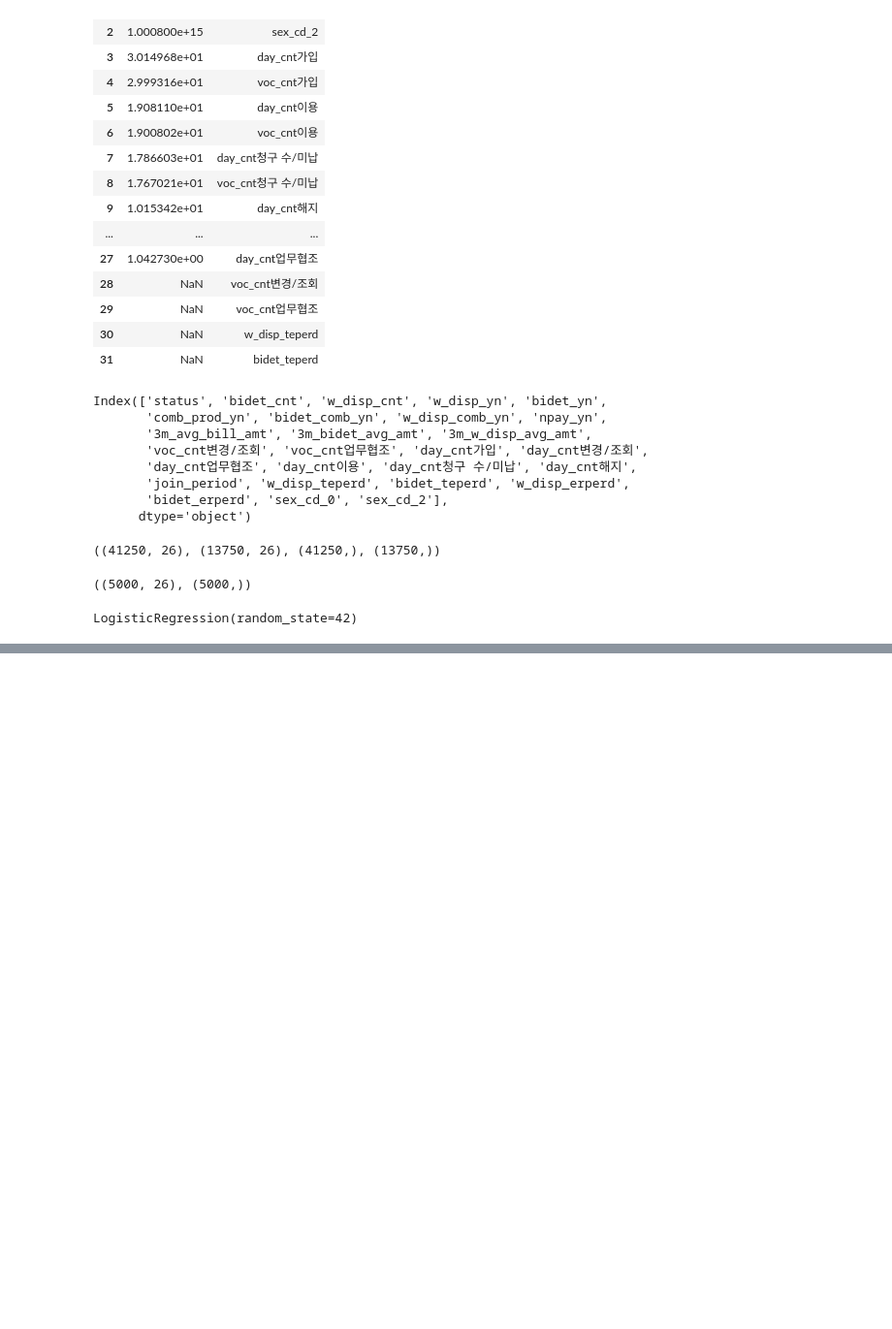
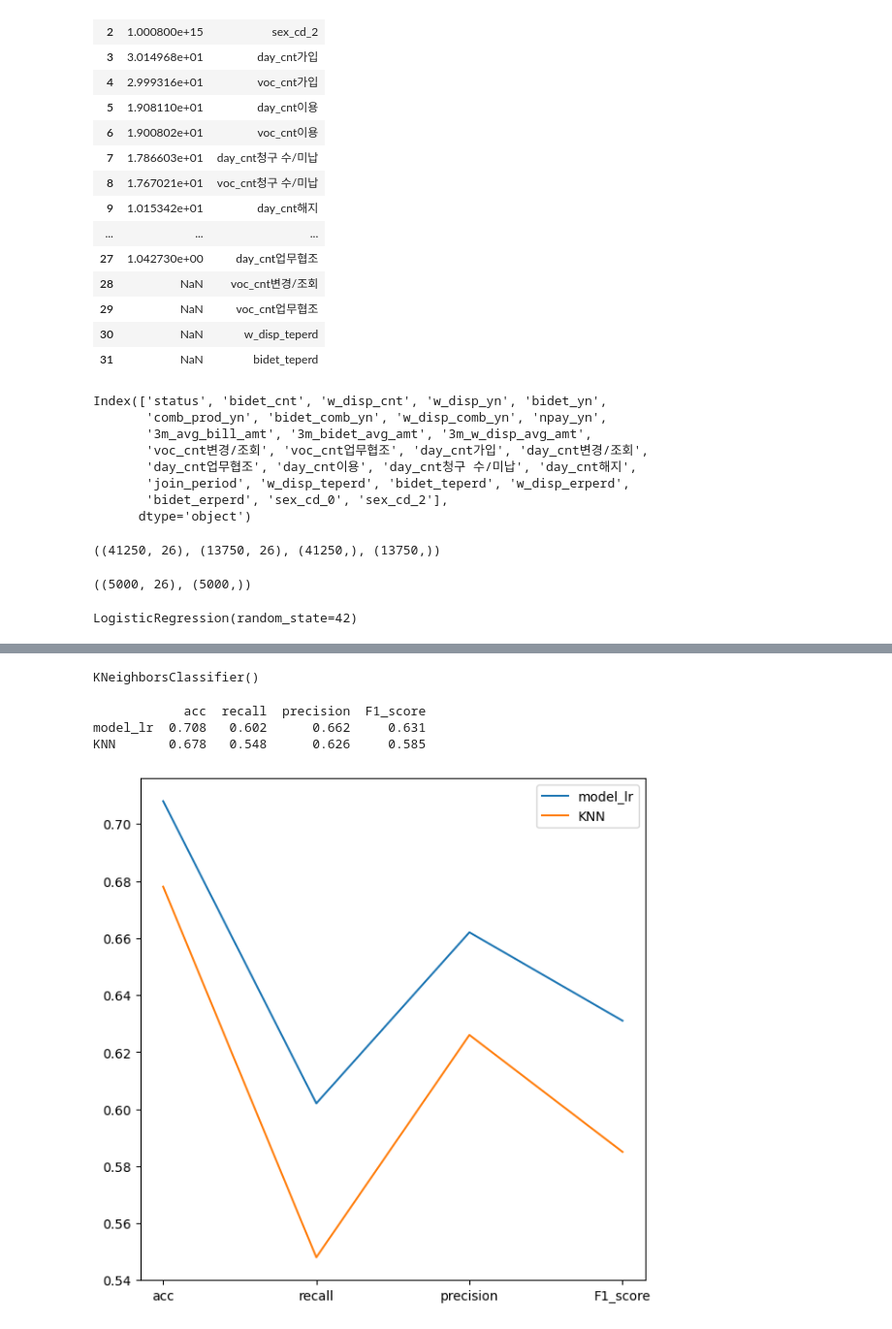
Before and after one commit to Njeon3091/AICE_study, a Jupyter notebook: 실습_과제(비데_정수기_렌탈).ipynb, the cells around one changed output, grey strips where cells are left out. Shown at 97% size. Saved outputs shown, nothing was run; the diff lists cells and outputs as text; code cells hidden in the pictures; blank space fills up the shorter version.

```diff
--- a/실습_과제(비데_정수기_렌탈).ipynb
+++ b/실습_과제(비데_정수기_렌탈).ipynb
@@ -1567,7 +1567,7 @@ def result_view(model_name, pred, actual):
     x_values = result.columns
     y_values = result.loc[idx]
     plt.plot(x_values, y_values)
-
+  plt.legend(result.index)
   plt.show()
 # %%
 from sklearn.linear_model import LogisticRegression
@@ -1586,0 +1587,16 @@ model_lr  0.708   0.602      0.662     0.631
+# %%
+from sklearn.neighbors import KNeighborsClassifier
+
+KNN = KNeighborsClassifier()
+
+KNN.fit(x_train, y_train)
+# %% [output]
+KNeighborsClassifier()
+# %%
+pred_knn = KNN.predict(x_test)
+result_view('KNN', pred_knn,y_test)
+# %% [output]
+            acc  recall  precision  F1_score
+model_lr  0.708   0.602      0.662     0.631
+KNN       0.678   0.548      0.626     0.585
+[figure, added]
```
Also changed, not shown: parts of 7 cells of this notebook.
